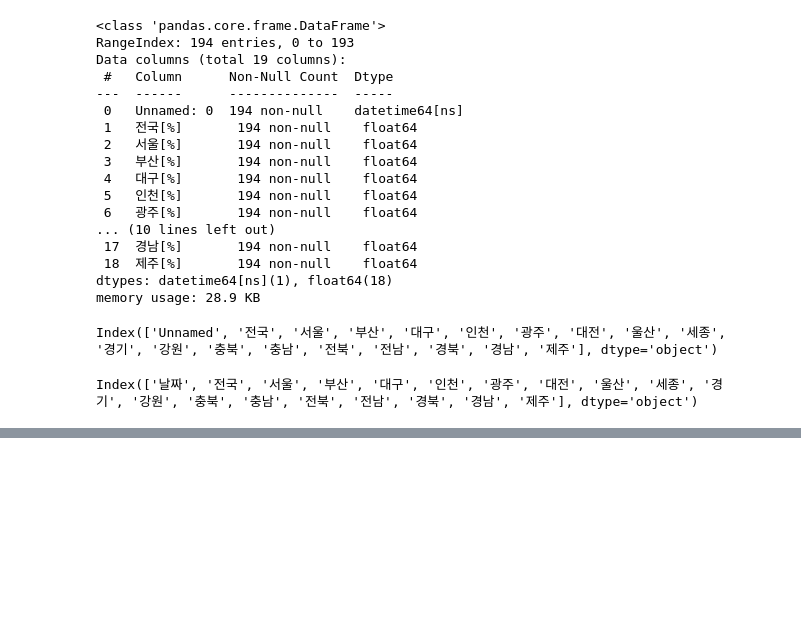
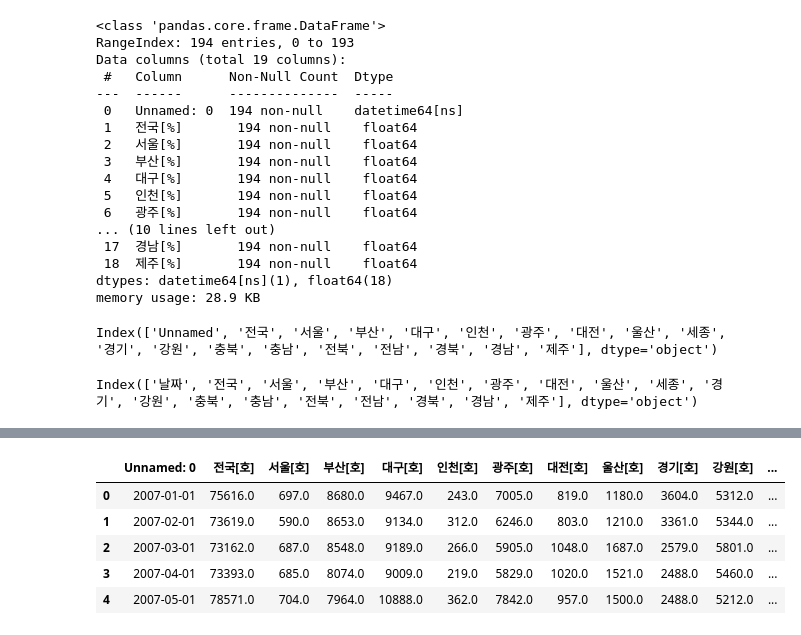
Before and after one commit to sunny0103/personal_project_public_data, a Jupyter notebook: Korea Real Estate Visualization.ipynb, the cells around one changed output, grey strips where cells are left out. Cells and saved outputs as stored; diff of their text form; code cells hidden in the pictures; blank space fills up the shorter version.

```diff
--- a/Korea Real Estate Visualization.ipynb
+++ b/Korea Real Estate Visualization.ipynb
@@ -100,0 +188,10 @@ for i in enumerate(tempre):
+# %%
+unsold=pd.read_csv('data/realestate/미분양주택현황.csv',parse_dates=True)
+unsold.head()
+# %% [output]
+|  | Unnamed: 0 | 전국[호] | 서울[호] | 부산[호] | 대구[호] | 인천[호] | 광주[호] | 대전[호] | 울산[호] | 경기[호] | 강원[호] | ... |
+| 0 | 2007-01-01 | 75616.0 | 697.0 | 8680.0 | 9467.0 | 243.0 | 7005.0 | 819.0 | 1180.0 | 3604.0 | 5312.0 | ... |
+| 1 | 2007-02-01 | 73619.0 | 590.0 | 8653.0 | 9134.0 | 312.0 | 6246.0 | 803.0 | 1210.0 | 3361.0 | 5344.0 | ... |
+| 2 | 2007-03-01 | 73162.0 | 687.0 | 8548.0 | 9189.0 | 266.0 | 5905.0 | 1048.0 | 1687.0 | 2579.0 | 5801.0 | ... |
+| 3 | 2007-04-01 | 73393.0 | 685.0 | 8074.0 | 9009.0 | 219.0 | 5829.0 | 1020.0 | 1521.0 | 2488.0 | 5460.0 | ... |
+| 4 | 2007-05-01 | 78571.0 | 704.0 | 7964.0 | 10888.0 | 362.0 | 7842.0 | 957.0 | 1500.0 | 2488.0 | 5212.0 | ... |
```
Also changed, not shown: parts of 15 cells of this notebook.
